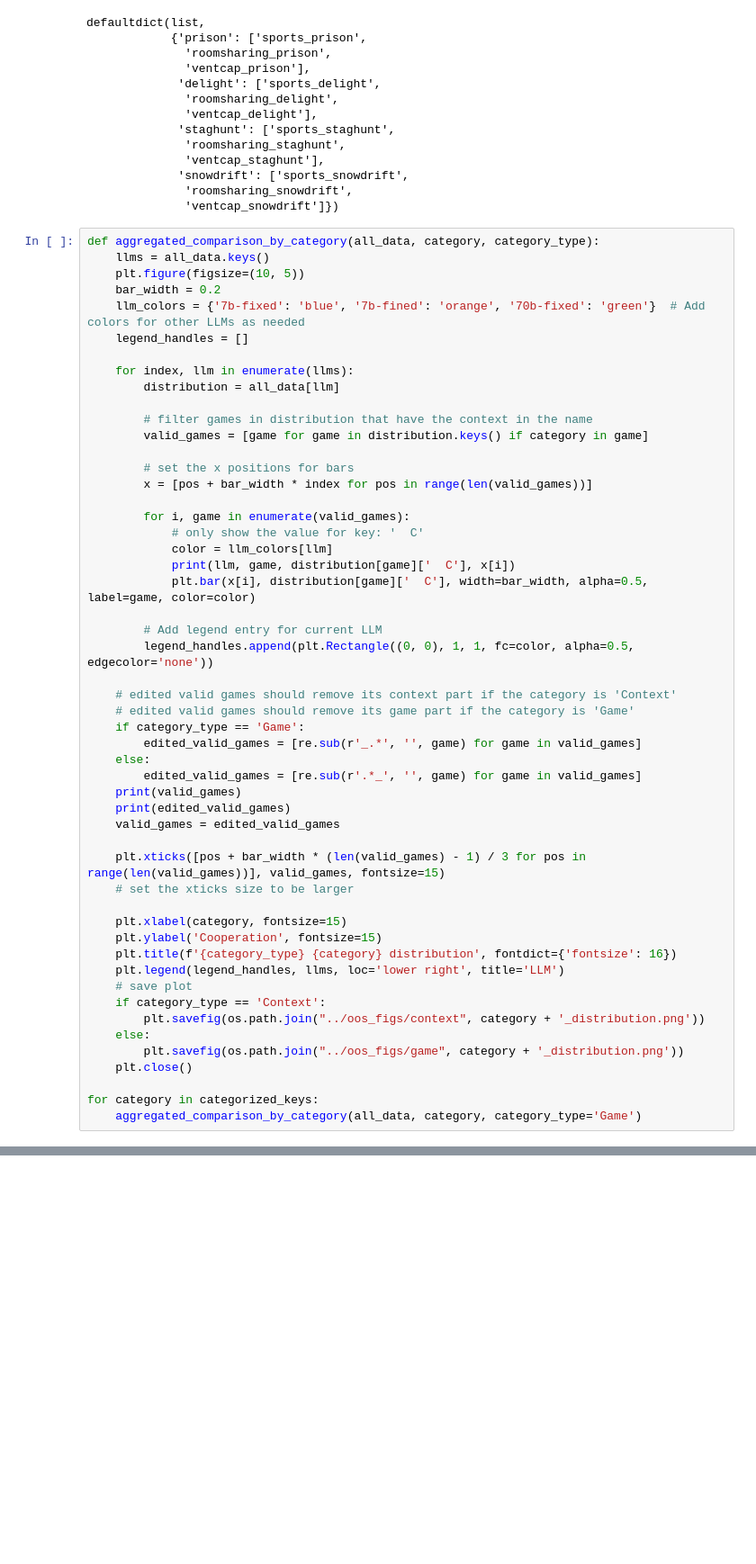
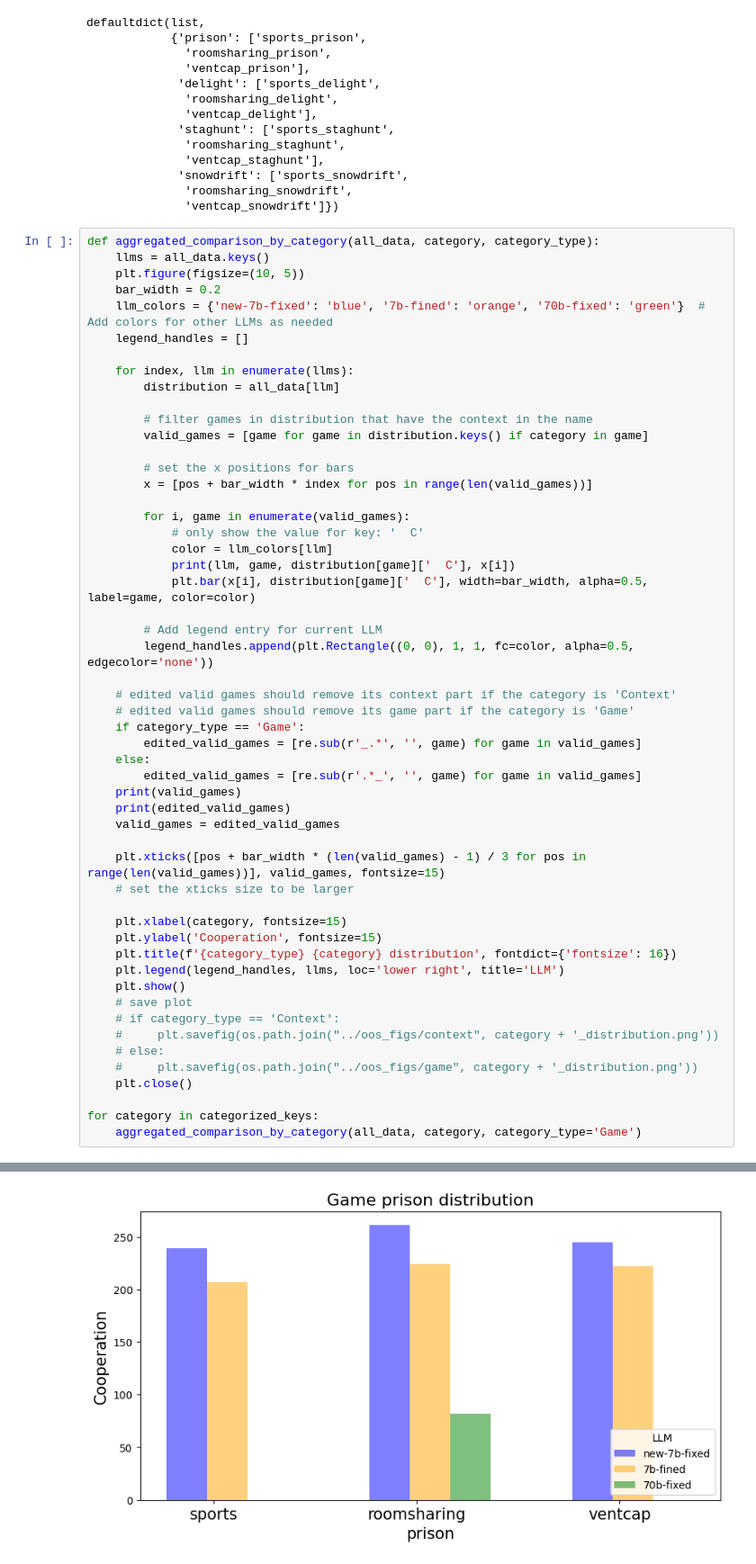
Before and after one commit to sepehrilami/LFB, a Jupyter notebook: notebooks/oos_analysis.ipynb, the cells around one changed output, grey strips where cells are left out. Shown: that part at 90% size. Cells and saved outputs as stored; diff of their text form; blank space fills up the shorter version.

```diff
--- a/notebooks/oos_analysis.ipynb
+++ b/notebooks/oos_analysis.ipynb
@@ -169,7 +166,7 @@ def aggregated_comparison_by_category(all_data, category, category_type):
     llms = all_data.keys()
     plt.figure(figsize=(10, 5))
     bar_width = 0.2
-    llm_colors = {'7b-fixed': 'blue', '7b-fined': 'orange', '70b-fixed': 'green'}  # Add colors for other LLMs as needed
+    llm_colors = {'new-7b-fixed': 'blue', '7b-fined': 'orange', '70b-fixed': 'green'}  # Add colors for other LLMs as needed
     legend_handles = []
 
     for index, llm in enumerate(llms):
@@ -207,11 +204,12 @@ def aggregated_comparison_by_category(all_data, category, category_type):
     plt.ylabel('Cooperation', fontsize=15)
     plt.title(f'{category_type} {category} distribution', fontdict={'fontsize': 16})
     plt.legend(legend_handles, llms, loc='lower right', title='LLM')
+    plt.show()
     # save plot
-    if category_type == 'Context':
-        plt.savefig(os.path.join("../oos_figs/context", category + '_distribution.png'))
-    else:
-        plt.savefig(os.path.join("../oos_figs/game", category + '_distribution.png'))
+    # if category_type == 'Context':
+    #     plt.savefig(os.path.join("../oos_figs/context", category + '_distribution.png'))
+    # else:
+    #     plt.savefig(os.path.join("../oos_figs/game", category + '_distribution.png'))
     plt.close()
 
 for category in categorized_keys:
@@ -236,0 +229 @@ for category in categorized_keys:
+[figure, added]
```
Also changed, not shown: parts of 6 cells of this notebook, 17 other files.
